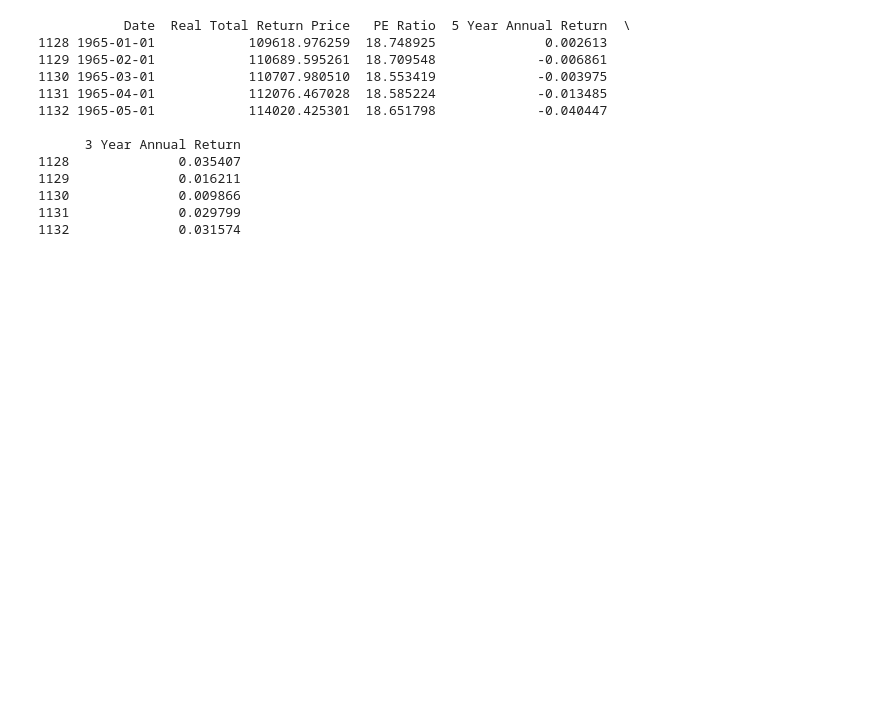
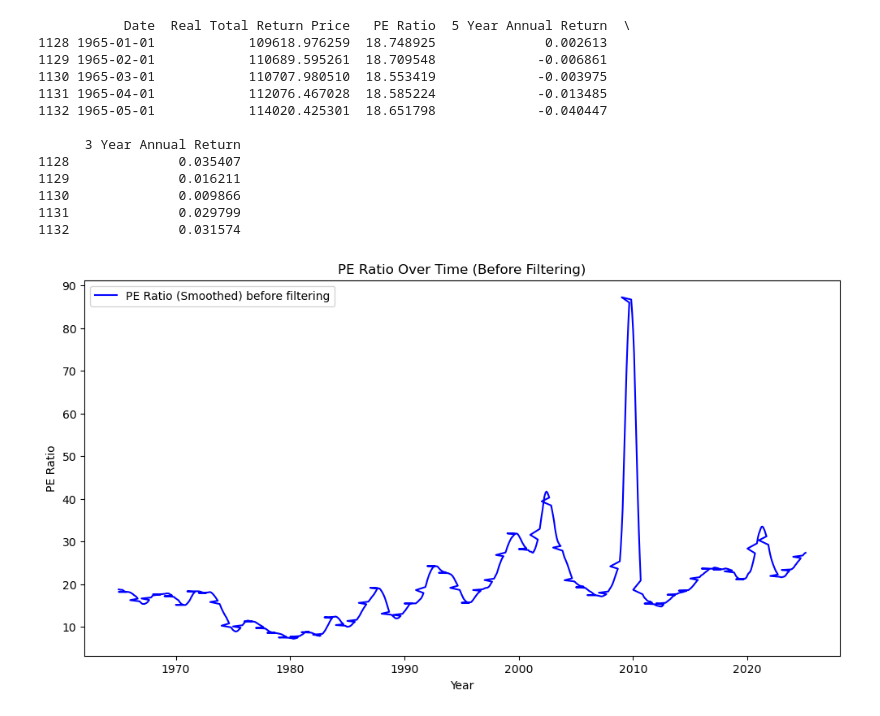
Before and after one commit to Ethan-code-1/DS_4002_Project2, a Jupyter notebook: SCRIPTS/data_cleaning.ipynb, the cells around one changed output. Drawn from its saved outputs; the diff is of its cells as text; code cells hidden in the pictures; blank space fills up the shorter version.

```diff
--- a/SCRIPTS/data_cleaning.ipynb
+++ b/SCRIPTS/data_cleaning.ipynb
@@ -96,3 +96,15 @@ print(df.head())
 1130              0.009866
 1131              0.029799
 1132              0.031574
+# %%
+# Plot PE Ratio over time before filtering
+plt.figure(figsize=(12,6))
+plt.plot(df["Date"], df["PE Ratio"].rolling(window=12, min_periods=1).mean(),
+         label="PE Ratio (Smoothed) before filtering", color='blue')
+plt.xlabel("Year")
+plt.ylabel("PE Ratio")
+plt.title("PE Ratio Over Time (Before Filtering)")
+plt.legend()
+plt.show()
+# %% [output]
+[figure, added]
```
Also changed, not shown: parts of 2 cells of this notebook, 1 other file.
